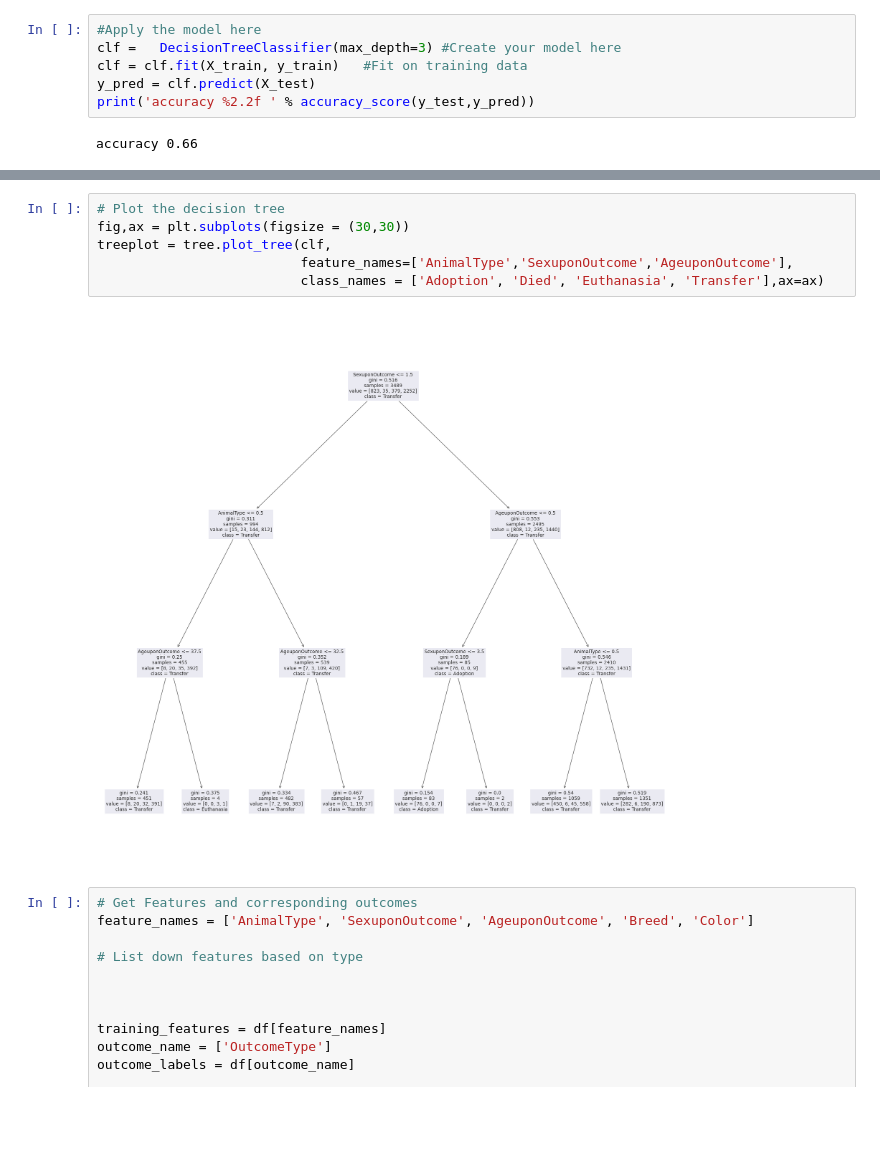
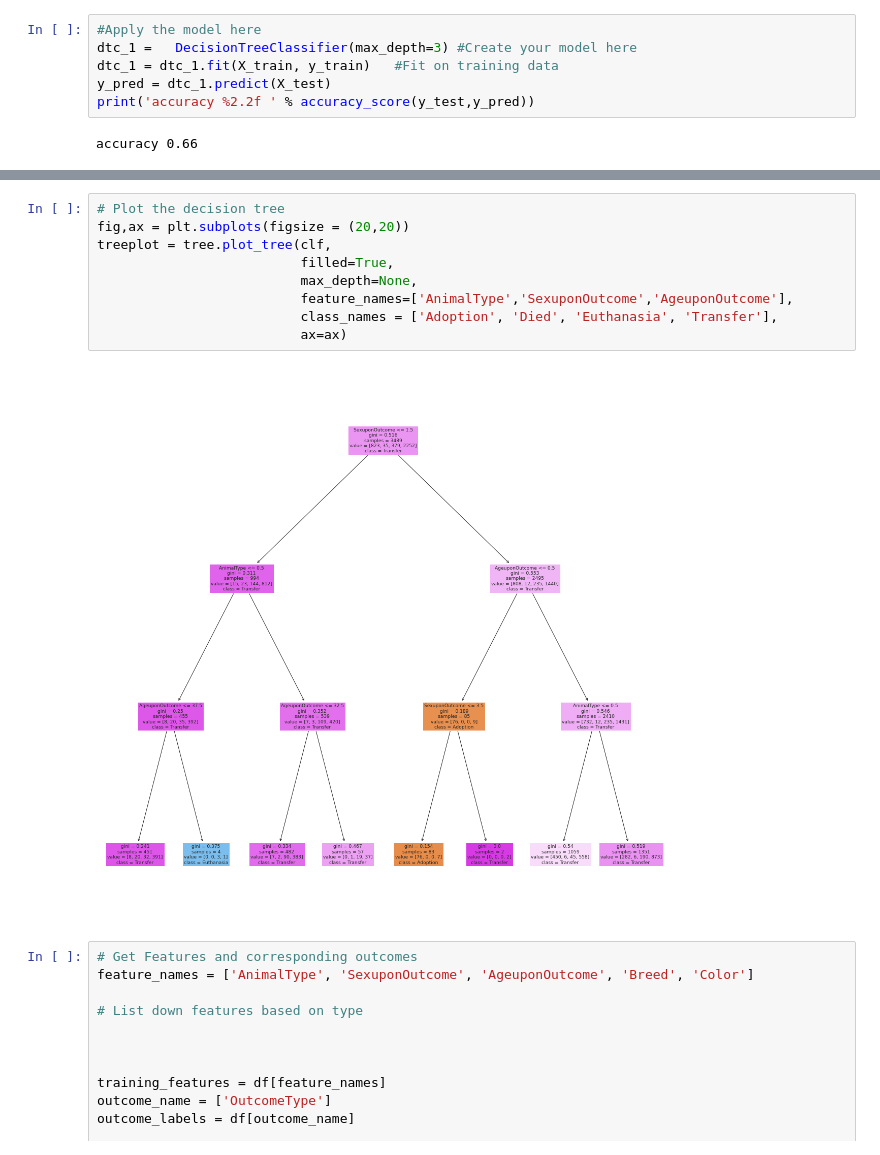
Before and after one commit to zachfreitas/ADS_504_Machine_Learning, a Jupyter notebook: Module_2/assignment_2/Assignment_2.ipynb, the cells around one changed output, grey strips where cells are left out. Saved outputs shown, nothing was run; the diff lists cells and outputs as text; blank space fills up the shorter version.

```diff
--- a/Module_2/assignment_2/Assignment_2.ipynb
+++ b/Module_2/assignment_2/Assignment_2.ipynb
@@ -96,8 +98,8 @@ X_train.head(3).T
 # %%
 #Apply the model here
-clf =   DecisionTreeClassifier(max_depth=3) #Create your model here
-clf = clf.fit(X_train, y_train)   #Fit on training data
-y_pred = clf.predict(X_test)
+dtc_1 =   DecisionTreeClassifier(max_depth=3) #Create your model here
+dtc_1 = dtc_1.fit(X_train, y_train)   #Fit on training data
+y_pred = dtc_1.predict(X_test)
 print('accuracy %2.2f ' % accuracy_score(y_test,y_pred))
 # %% [output]
 accuracy 0.66
@@ -116,11 +139,14 @@ display(test_results)
 # %%
 # Plot the decision tree
-fig,ax = plt.subplots(figsize = (30,30))
+fig,ax = plt.subplots(figsize = (20,20))
 treeplot = tree.plot_tree(clf,
+                          filled=True,
+                          max_depth=None,
                           feature_names=['AnimalType','SexuponOutcome','AgeuponOutcome'],
-                          class_names = ['Adoption', 'Died', 'Euthanasia', 'Transfer'],ax=ax)
+                          class_names = ['Adoption', 'Died', 'Euthanasia', 'Transfer'],
+                          ax=ax)
 # %% [output]
-[figure, old version]
+[figure, new version]
 # %%
 # Get Features and corresponding outcomes
 feature_names = ['AnimalType', 'SexuponOutcome', 'AgeuponOutcome', 'Breed', 'Color']
```
Also changed, not shown: parts of 10 cells of this notebook.
